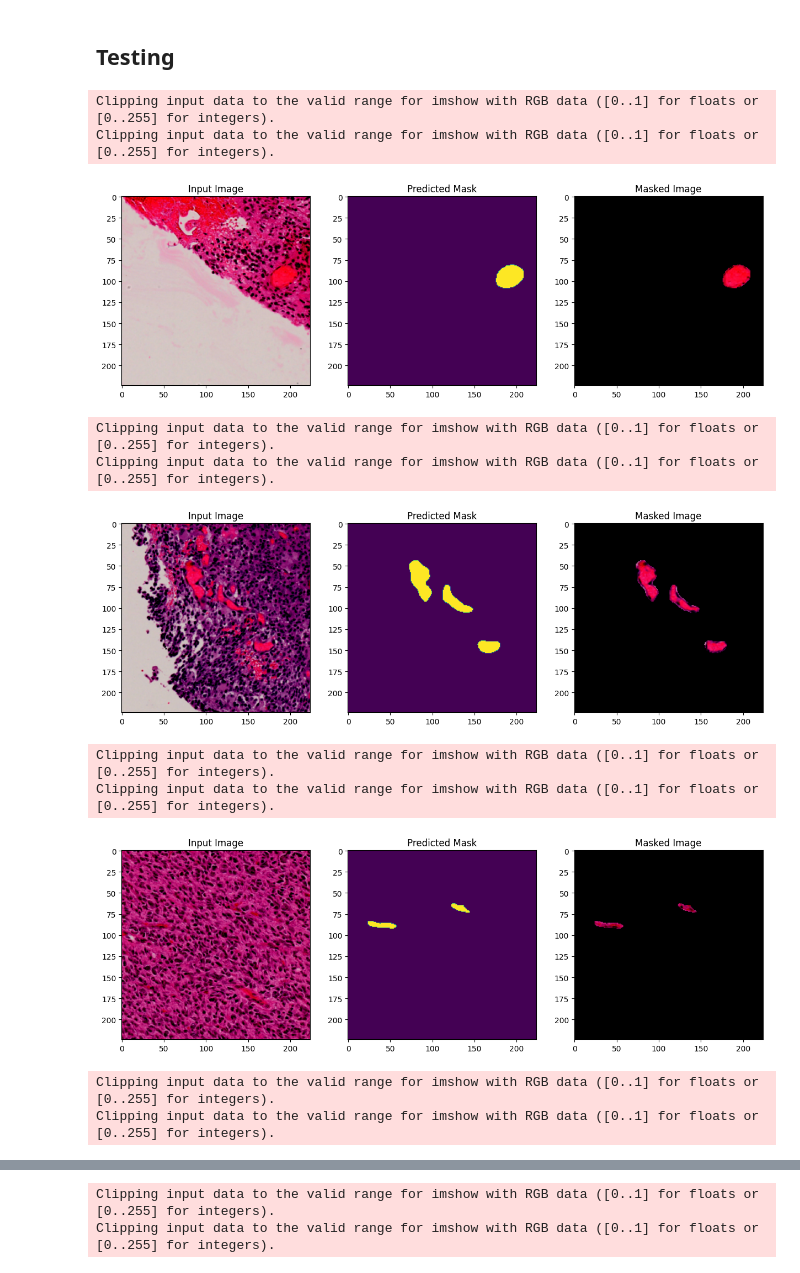
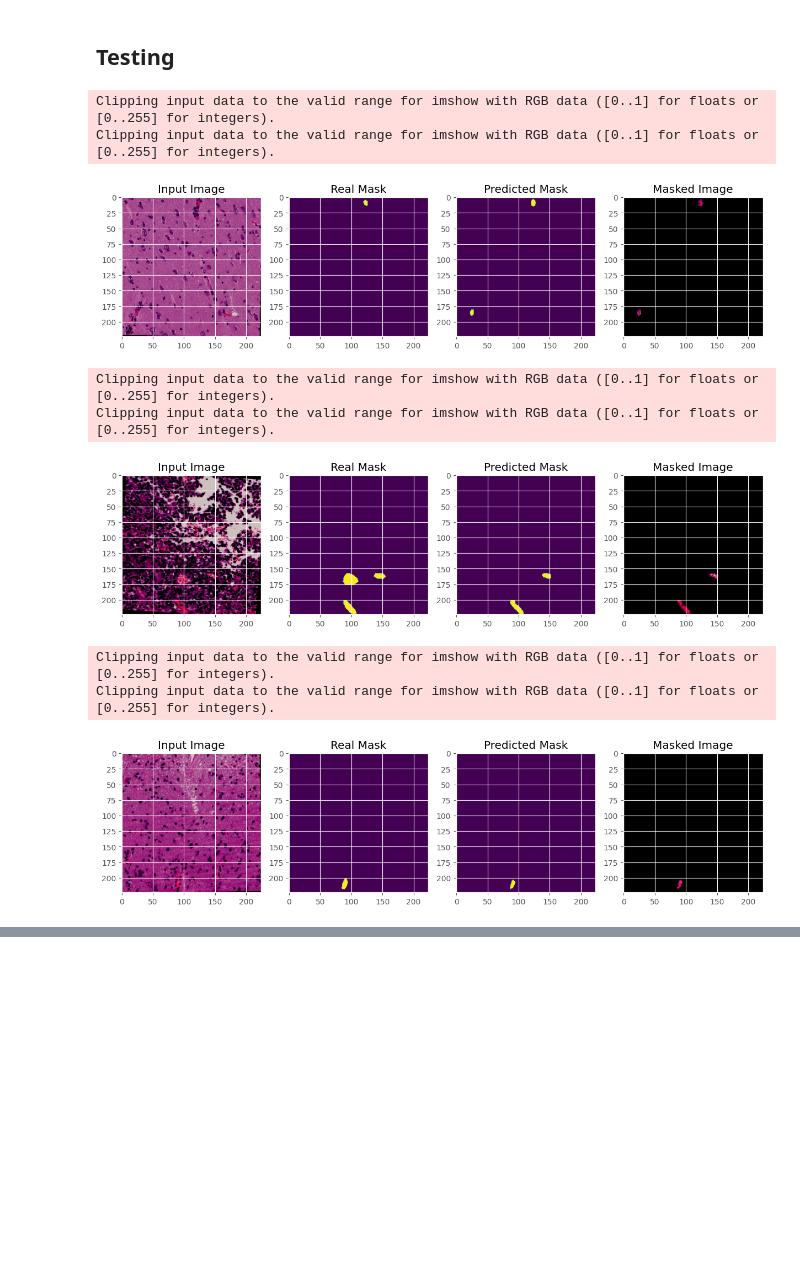
Before and after one commit to Tikai7/Blood-Vessel-Detection, a Jupyter notebook: src/Experiment.ipynb, the cells around one changed output, grey strips where cells are left out. Saved outputs shown, nothing was run; the diff lists cells and outputs as text; code cells hidden in the pictures; blank space fills up the shorter version.

```diff
--- a/src/Experiment.ipynb
+++ b/src/Experiment.ipynb
@@ -127,17 +138,15 @@ Accuracy: 0.9316699335984394, Precision: 0.03793970069960285, Recall: 0.15293303
 # %% [markdown]
 ## Testing
 # %%
-tester = Tester(state="../params/model_params/local_model_EN_b3_BD_adamW_weight_augmented_3D_3C_100epochs")
-tester.predict_loader(test_loader)
+tester = Tester(state=f"../res/model_params/{suffix}")
+tester.predict_loader(test_loader, max_images=3, has_target=True)
 # %% [output]
 Clipping input data to the valid range for imshow with RGB data ([0..1] for floats or [0..255] for integers).
 Clipping input data to the valid range for imshow with RGB data ([0..1] for floats or [0..255] for integers).
-[figure, old version]
+[figure, new version]
 Clipping input data to the valid range for imshow with RGB data ([0..1] for floats or [0..255] for integers).
 Clipping input data to the valid range for imshow with RGB data ([0..1] for floats or [0..255] for integers).
-[figure, old version]
+[figure, new version]
 Clipping input data to the valid range for imshow with RGB data ([0..1] for floats or [0..255] for integers).
 Clipping input data to the valid range for imshow with RGB data ([0..1] for floats or [0..255] for integers).
-[figure, old version]
+[figure, new version]
-Clipping input data to the valid range for imshow with RGB data ([0..1] for floats or [0..255] for integers).
-Clipping input data to the valid range for imshow with RGB data ([0..1] for floats or [0..255] for integers).
@@ -145,2 +152,0 @@ Clipping input data to the valid range for imshow with RGB data ([0..1] for floa
-Clipping input data to the valid range for imshow with RGB data ([0..1] for floats or [0..255] for integers).
-Clipping input data to the valid range for imshow with RGB data ([0..1] for floats or [0..255] for integers).
```
Also changed, not shown: parts of 7 cells of this notebook, 26 other files.
